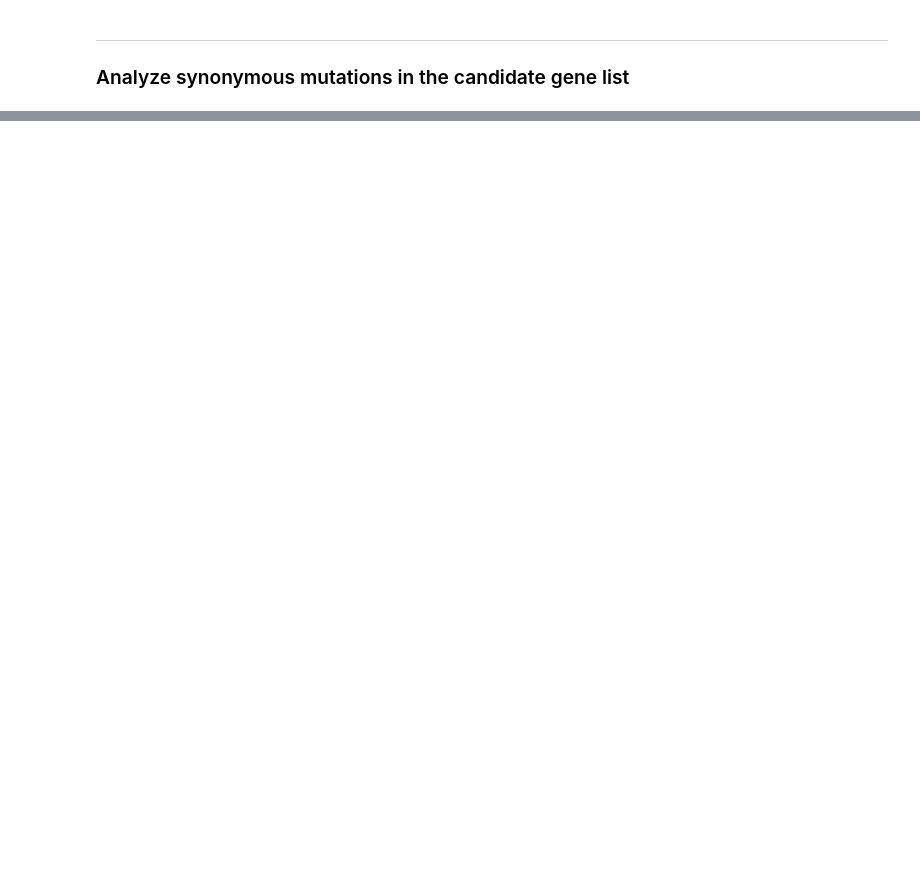
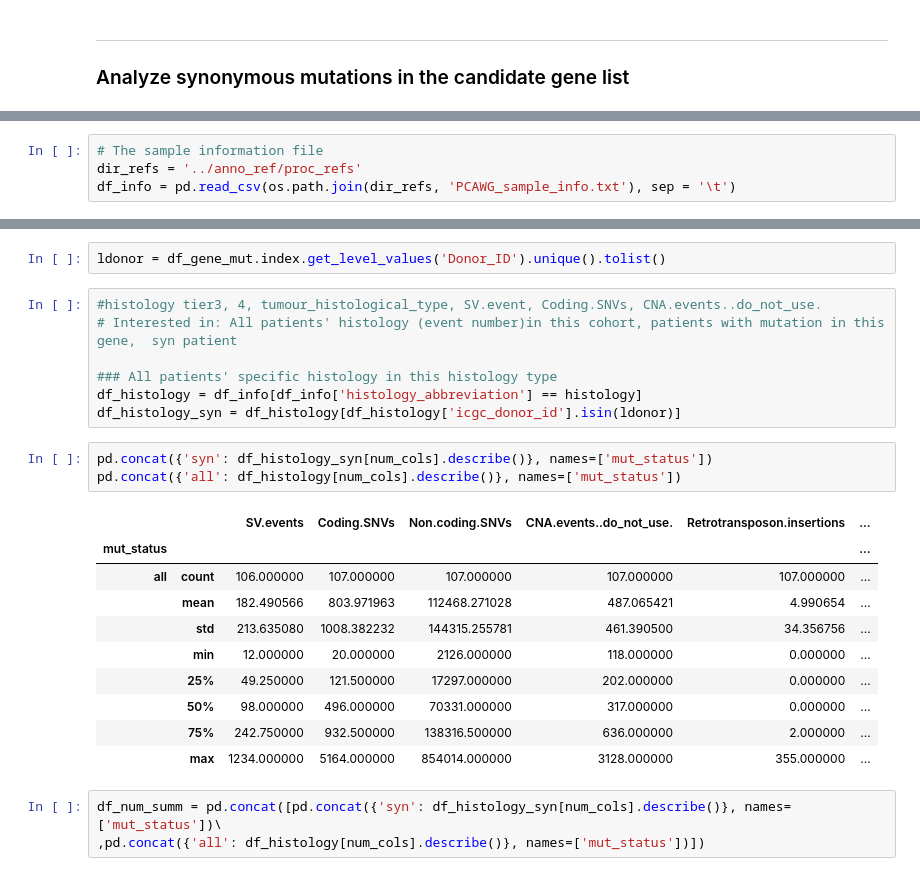
Before and after one commit to ryy1221/MutSigCVsyn, a Jupyter notebook: notebook/05-figure4-candidate-anlyze.ipynb, the cells around one changed output, grey strips where cells are left out. Saved outputs shown, nothing was run; the diff lists cells and outputs as text; blank space fills up the shorter version.

```diff
--- a/notebook/05-figure4-candidate-anlyze.ipynb
+++ b/notebook/05-figure4-candidate-anlyze.ipynb
@@ -86 +116,5 @@ feature_type = 'histology'
+# %%
+# The sample information file
+dir_refs = '../anno_ref/proc_refs'
+df_info = pd.read_csv(os.path.join(dir_refs, 'PCAWG_sample_info.txt'), sep = '\t')
 # %%
@@ -106,0 +153,26 @@ df_gene_mut.iloc[:, 5:15]
+# %%
+ldonor = df_gene_mut.index.get_level_values('Donor_ID').unique().tolist()
+# %%
+#histology tier3, 4, tumour_histological_type, SV.event, Coding.SNVs, CNA.events..do_not_use.
+# Interested in: All patients' histology (event number)in this cohort, patients with mutation in this gene,  syn patient
+
+### All patients' specific histology in this histology type
+df_histology = df_info[df_info['histology_abbreviation'] == histology]
+df_histology_syn = df_histology[df_histology['icgc_donor_id'].isin(ldonor)]
+# %%
+pd.concat({'syn': df_histology_syn[num_cols].describe()}, names=['mut_status'])
+pd.concat({'all': df_histology[num_cols].describe()}, names=['mut_status'])
+# %% [output]
+|  |  | SV.events | Coding.SNVs | Non.coding.SNVs | CNA.events..do_not_use. | Retrotransposon.insertions | ... |
+| mut_status |  |  |  |  |  |  | ... |
+| all | count | 106.000000 | 107.000000 | 107.000000 | 107.000000 | 107.000000 | ... |
+|  | mean | 182.490566 | 803.971963 | 112468.271028 | 487.065421 | 4.990654 | ... |
+|  | std | 213.635080 | 1008.382232 | 144315.255781 | 461.390500 | 34.356756 | ... |
+|  | min | 12.000000 | 20.000000 | 2126.000000 | 118.000000 | 0.000000 | ... |
+|  | 25% | 49.250000 | 121.500000 | 17297.000000 | 202.000000 | 0.000000 | ... |
+|  | 50% | 98.000000 | 496.000000 | 70331.000000 | 317.000000 | 0.000000 | ... |
+|  | 75% | 242.750000 | 932.500000 | 138316.500000 | 636.000000 | 2.000000 | ... |
+|  | max | 1234.000000 | 5164.000000 | 854014.000000 | 3128.000000 | 355.000000 | ... |
+# %%
+df_num_summ = pd.concat([pd.concat({'syn': df_histology_syn[num_cols].describe()}, names=['mut_status'])\
+,pd.concat({'all': df_histology[num_cols].describe()}, names=['mut_status'])])
```
Also changed, not shown: parts of 16 cells of this notebook, 1 other file.
